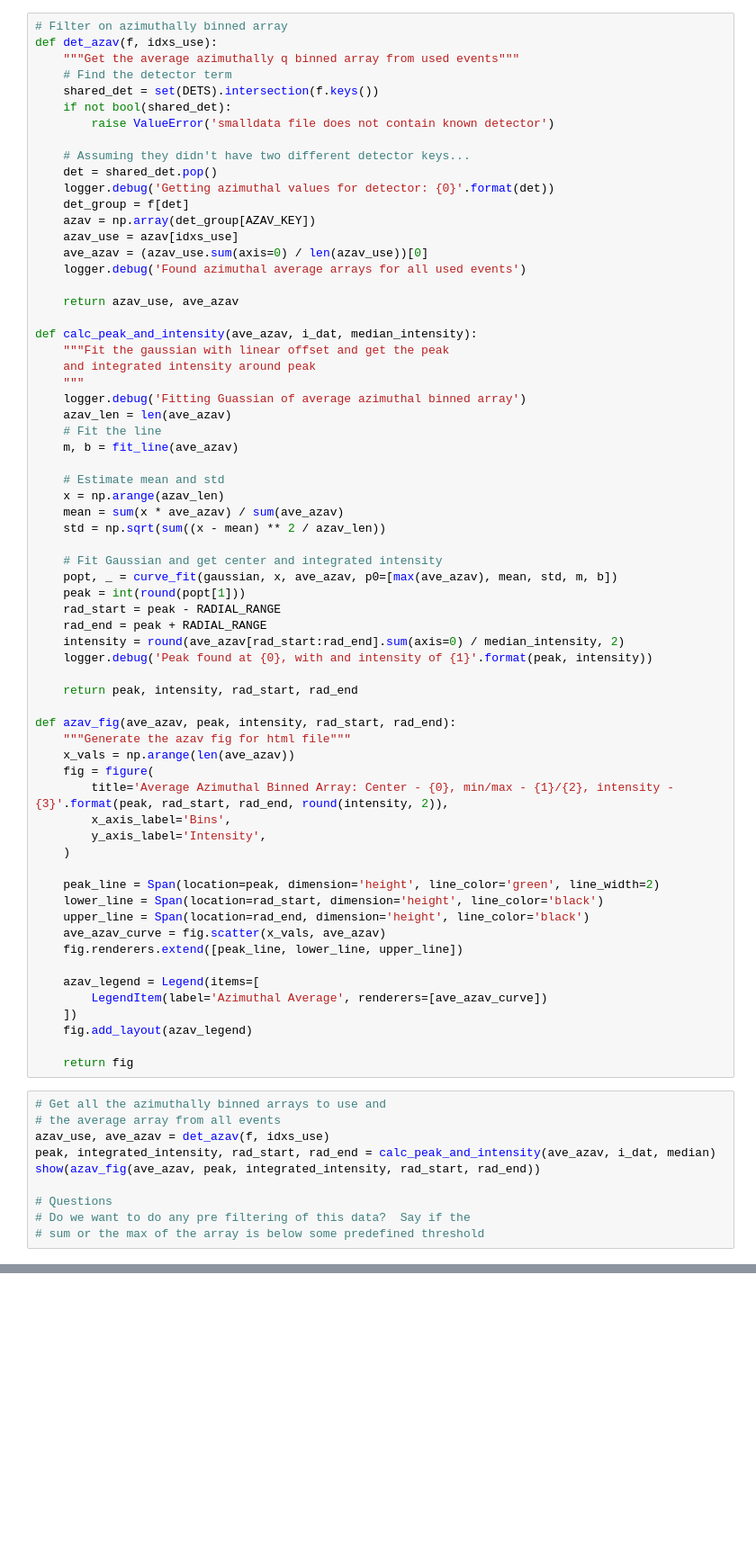
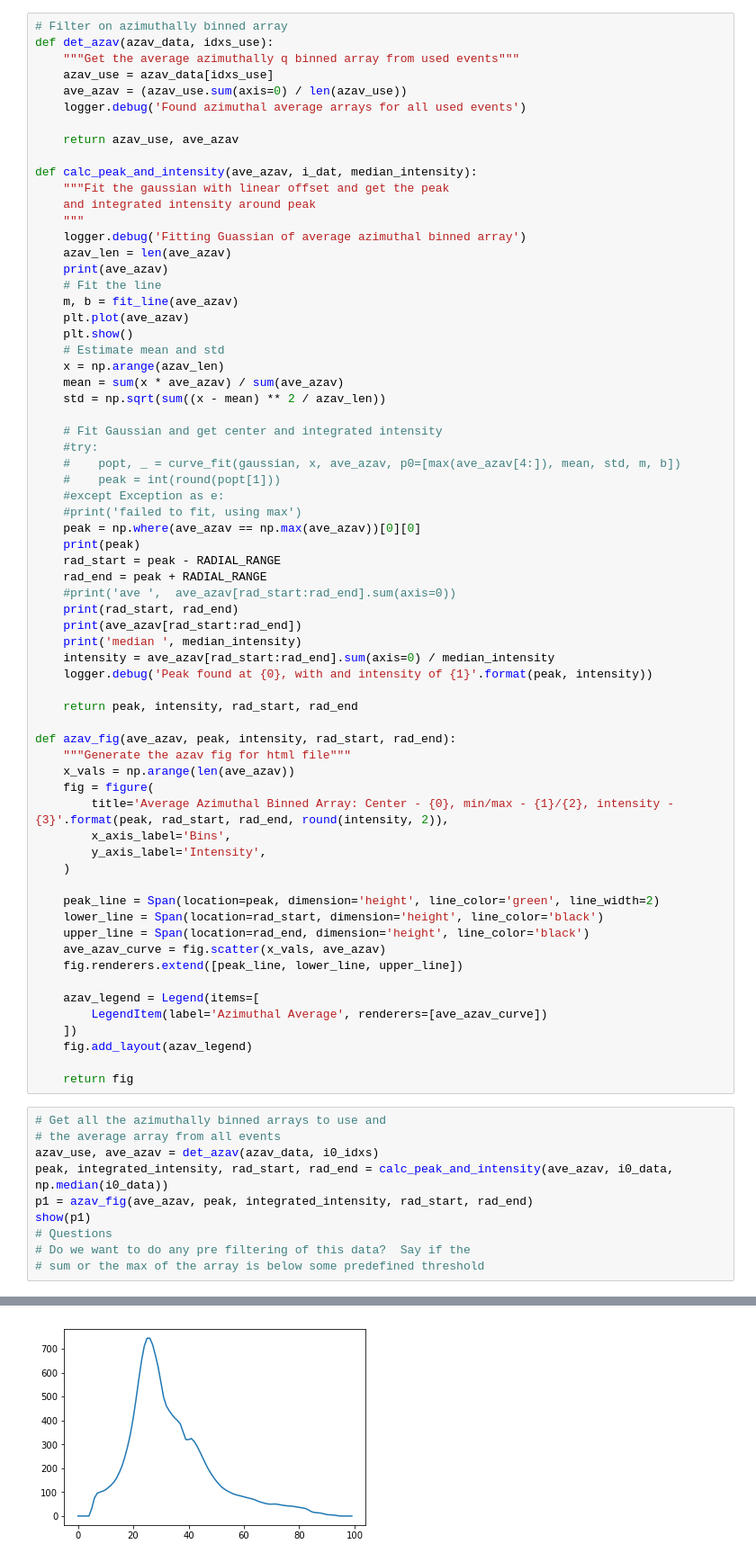
Before and after one commit to gadorlhiac/smalldata_tools, a Jupyter notebook: examples/notebooks/jet_tracking_cal.ipynb, the cells around one changed output, grey strips where cells are left out. Shown at 90% size. Cells and saved outputs as stored; diff of their text form; blank space fills up the shorter version.

```diff
--- a/examples/notebooks/jet_tracking_cal.ipynb
+++ b/examples/notebooks/jet_tracking_cal.ipynb
@@ -268,19 +339,9 @@ show(peak_fig(i_mon, hist_peak, edges_peak, peak_idx, left_peak, right_peak))
 # %%
 # Filter on azimuthally binned array
-def det_azav(f, idxs_use):
+def det_azav(azav_data, idxs_use):
     """Get the average azimuthally q binned array from used events"""
-    # Find the detector term
-    shared_det = set(DETS).intersection(f.keys())
-    if not bool(shared_det):
-        raise ValueError('smalldata file does not contain known detector')
-
-    # Assuming they didn't have two different detector keys...
-    det = shared_det.pop()
-    logger.debug('Getting azimuthal values for detector: {0}'.format(det))
-    det_group = f[det]
-    azav = np.array(det_group[AZAV_KEY])
-    azav_use = azav[idxs_use]
-    ave_azav = (azav_use.sum(axis=0) / len(azav_use))[0]
+    azav_use = azav_data[idxs_use]
+    ave_azav = (azav_use.sum(axis=0) / len(azav_use))
     logger.debug('Found azimuthal average arrays for all used events')
 
     return azav_use, ave_azav
@@ -291,20 +352,31 @@ def calc_peak_and_intensity(ave_azav, i_dat, median_intensity):
     """
     logger.debug('Fitting Guassian of average azimuthal binned array')
     azav_len = len(ave_azav)
+    print(ave_azav)
     # Fit the line
     m, b = fit_line(ave_azav)
-
+    plt.plot(ave_azav)
+    plt.show()
     # Estimate mean and std
     x = np.arange(azav_len)
     mean = sum(x * ave_azav) / sum(ave_azav)
     std = np.sqrt(sum((x - mean) ** 2 / azav_len))
 
     # Fit Gaussian and get center and integrated intensity
-    popt, _ = curve_fit(gaussian, x, ave_azav, p0=[max(ave_azav), mean, std, m, b])
-    peak = int(round(popt[1]))
+    #try:
+    #    popt, _ = curve_fit(gaussian, x, ave_azav, p0=[max(ave_azav[4:]), mean, std, m, b])
+    #    peak = int(round(popt[1]))
+    #except Exception as e:
+    #print('failed to fit, using max')
+    peak = np.where(ave_azav == np.max(ave_azav))[0][0]
+    print(peak)
     rad_start = peak - RADIAL_RANGE
     rad_end = peak + RADIAL_RANGE
-    intensity = round(ave_azav[rad_start:rad_end].sum(axis=0) / median_intensity, 2)
+    #print('ave ',  ave_azav[rad_start:rad_end].sum(axis=0))
+    print(rad_start, rad_end)
+    print(ave_azav[rad_start:rad_end])
+    print('median ', median_intensity)
+    intensity = ave_azav[rad_start:rad_end].sum(axis=0) / median_intensity
     logger.debug('Peak found at {0}, with and intensity of {1}'.format(peak, intensity))
 
     return peak, intensity, rad_start, rad_end
@@ -333,10 +405,10 @@ def azav_fig(ave_azav, peak, intensity, rad_start, rad_end):
 # %%
 # Get all the azimuthally binned arrays to use and
 # the average array from all events
-azav_use, ave_azav = det_azav(f, idxs_use)
-peak, integrated_intensity, rad_start, rad_end = calc_peak_and_intensity(ave_azav, i_dat, median)
-show(azav_fig(ave_azav, peak, integrated_intensity, rad_start, rad_end))
-
+azav_use, ave_azav = det_azav(azav_data, i0_idxs)
+peak, integrated_intensity, rad_start, rad_end = calc_peak_and_intensity(ave_azav, i0_data, np.median(i0_data))
+p1 = azav_fig(ave_azav, peak, integrated_intensity, rad_start, rad_end)
+show(p1)
 # Questions
 # Do we want to do any pre filtering of this data?  Say if the
 # sum or the max of the array is below some predefined threshold
@@ -347,0 +435 @@ show(azav_fig(ave_azav, peak, integrated_intensity, rad_start, rad_end))
+[figure, added]
```
Also changed, not shown: parts of 14 cells of this notebook, 6 other files.
